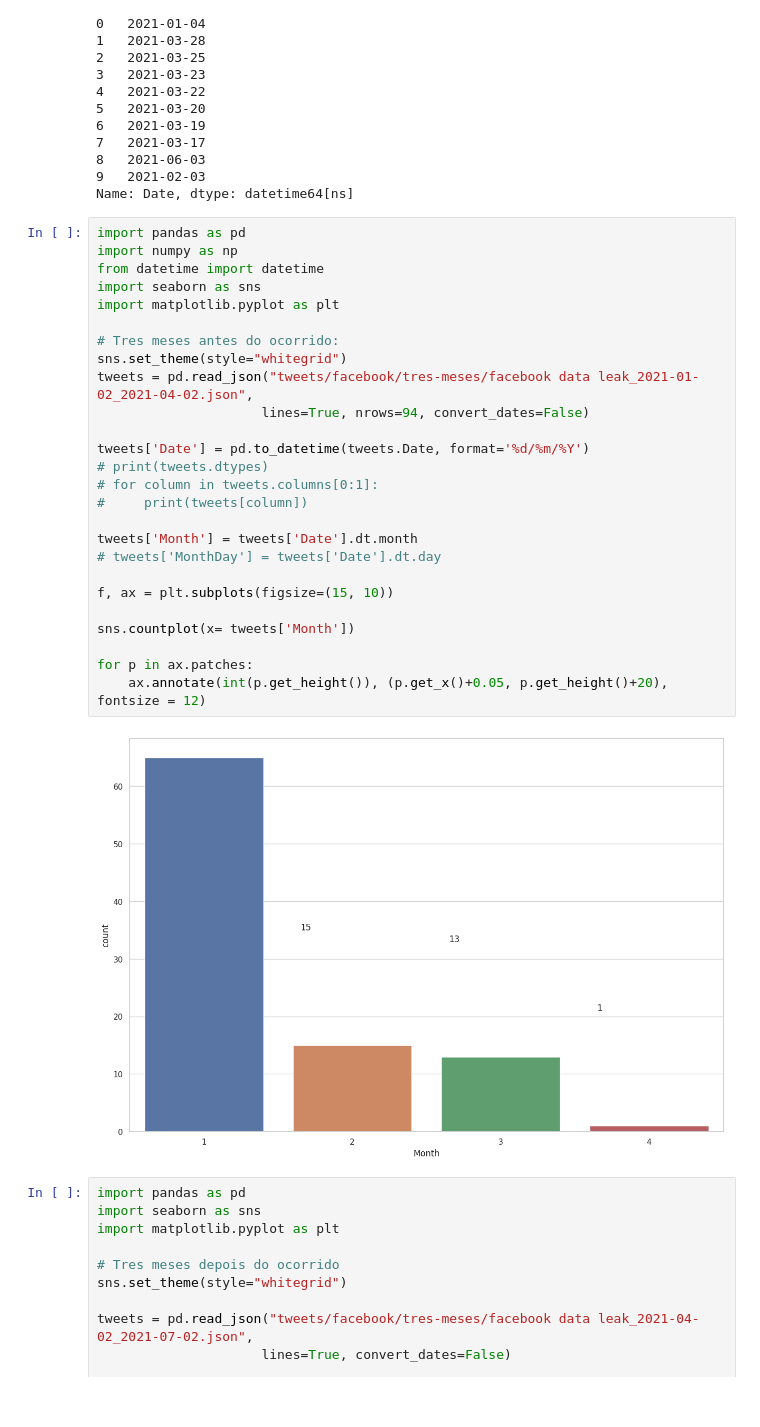
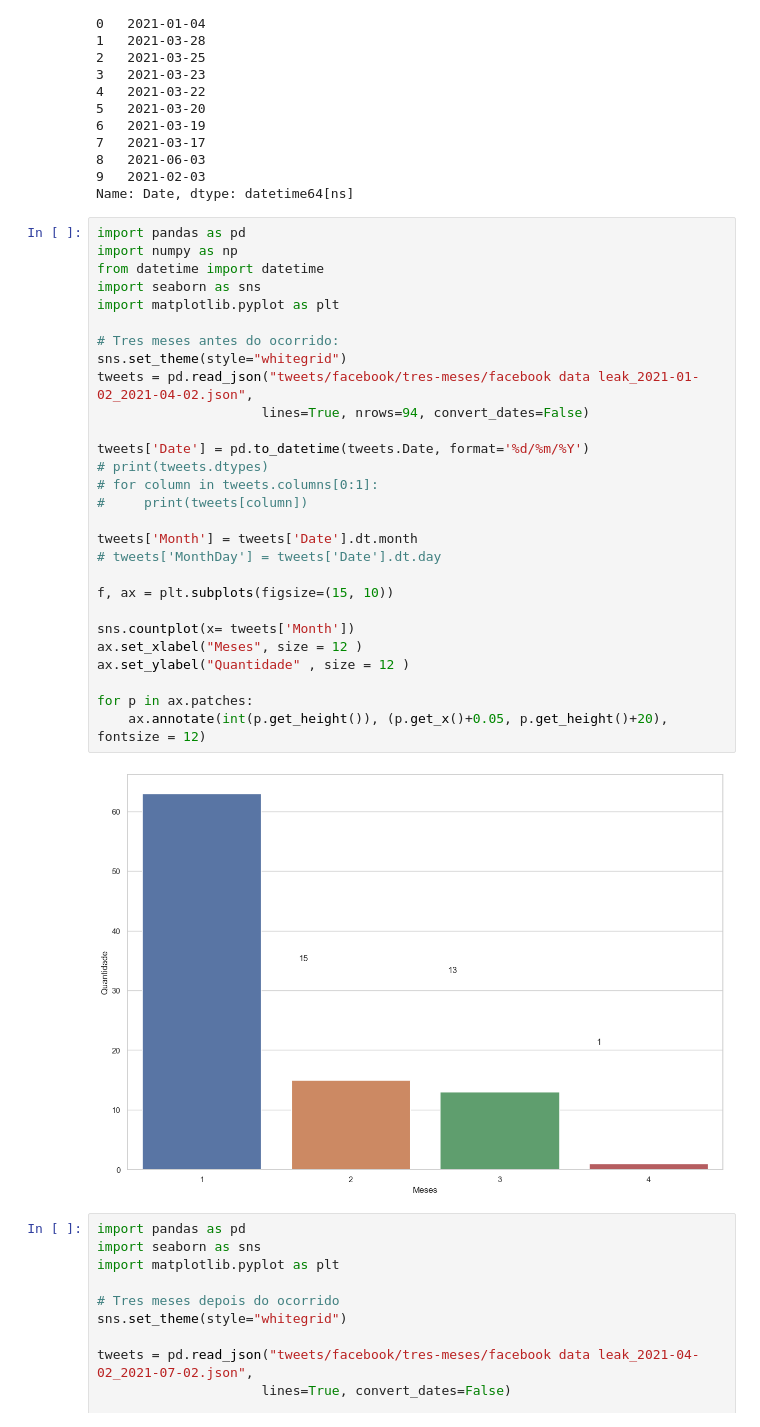
Before and after one commit to gustavoguimaraesreis/tcc, a Jupyter notebook: make_graph.ipynb, the cells around one changed output. Cells and saved outputs as stored; diff of their text form.

```diff
--- a/make_graph.ipynb
+++ b/make_graph.ipynb
@@ -67,31 +67,33 @@ Name: Date, dtype: datetime64[ns]
 # %%
 import pandas as pd
 import numpy as np
 from datetime import datetime
 import seaborn as sns
 import matplotlib.pyplot as plt
 
 # Tres meses antes do ocorrido:
 sns.set_theme(style="whitegrid")
 tweets = pd.read_json("tweets/facebook/tres-meses/facebook data leak_2021-01-02_2021-04-02.json",
                      lines=True, nrows=94, convert_dates=False)
 
 tweets['Date'] = pd.to_datetime(tweets.Date, format='%d/%m/%Y')
 # print(tweets.dtypes)
 # for column in tweets.columns[0:1]:
 #     print(tweets[column])
 
 tweets['Month'] = tweets['Date'].dt.month
 # tweets['MonthDay'] = tweets['Date'].dt.day
 
 f, ax = plt.subplots(figsize=(15, 10))
 
 sns.countplot(x= tweets['Month'])
+ax.set_xlabel("Meses", size = 12 )
+ax.set_ylabel("Quantidade" , size = 12 )
 
 for p in ax.patches:
     ax.annotate(int(p.get_height()), (p.get_x()+0.05, p.get_height()+20), fontsize = 12)
 # %% [output]
-[figure, old version]
+[figure, new version]
 # %%
 import pandas as pd
 import seaborn as sns
```
